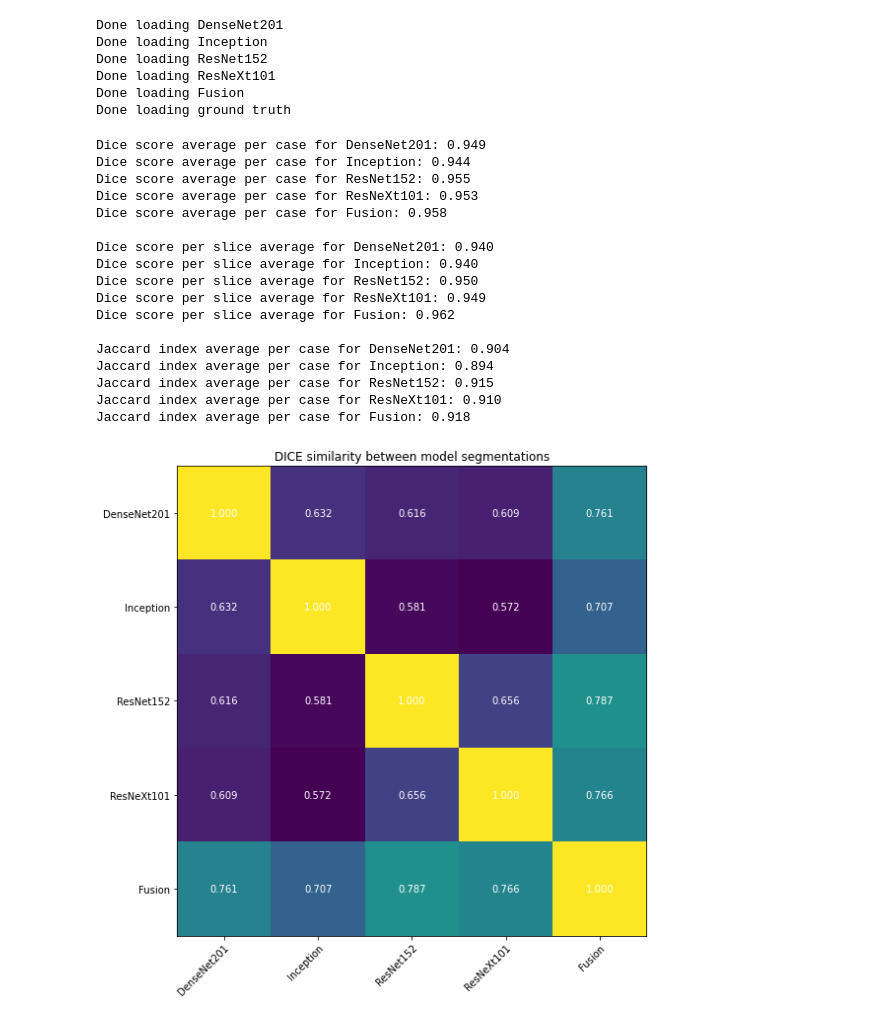
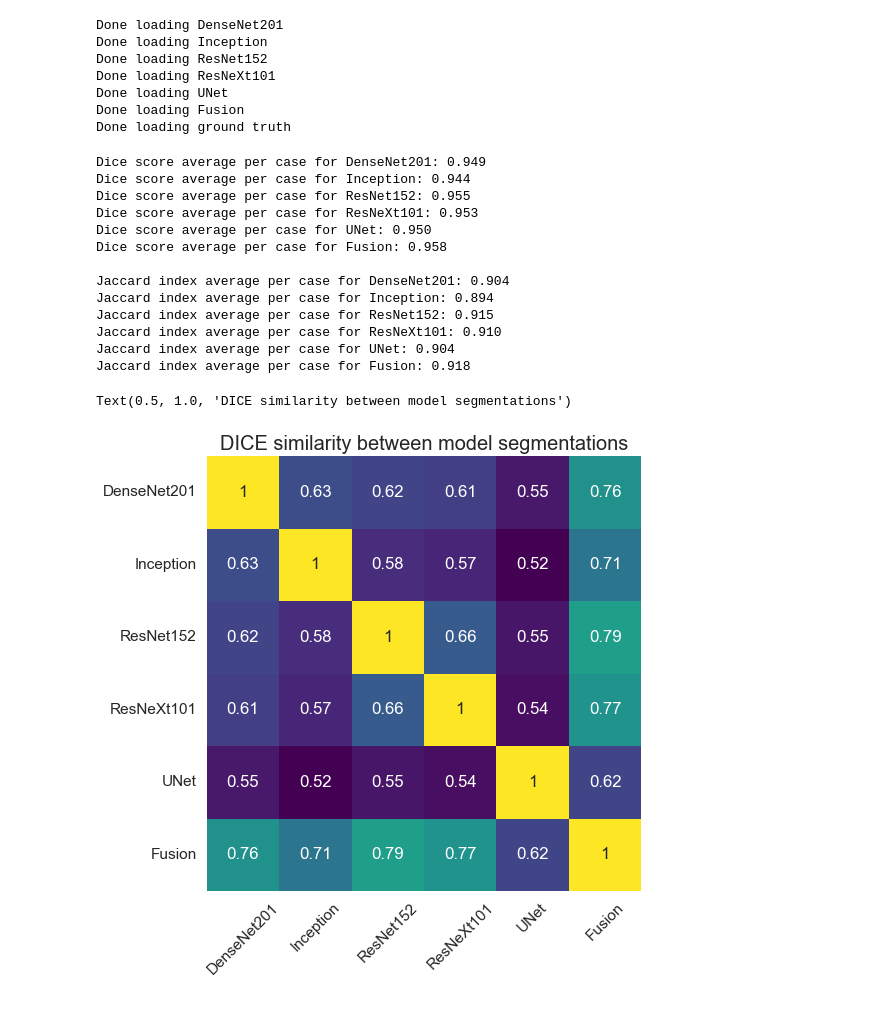
Before and after one commit to StanciulescuAndrei/LicentaUPB, a Jupyter notebook: Evaluation/SegAnalyzer.ipynb, the cells around one changed output. Cells and saved outputs as stored; diff of their text form; code cells hidden in the pictures.

```diff
--- a/Evaluation/SegAnalyzer.ipynb
+++ b/Evaluation/SegAnalyzer.ipynb
@@ -10,8 +11,9 @@ import matplotlib.pyplot as plt
 # %%
 # Incarcare imagini presegmentate
-seg_folder = 'G:/MachineLearning/liver-database/outputs-validation/'
-models = ['DenseNet201', 'Inception', 'ResNet152', 'ResNeXt101', 'Fusion']
-seg = np.zeros((5, 4776, 512, 512), dtype=bool)
+seg_folder = 'G:/MachineLearning/liver-database/validation/'
+models = ['DenseNet201', 'Inception', 'ResNet152', 'ResNeXt101', 'UNet', 'Fusion']
+# models = ['UNet', 'Fusion']
+seg = np.zeros((len(models), 4776, 512, 512), dtype=bool)
 for i in range(len(models)):
     full_path = seg_folder + models[i]
     seg_files = glob.glob(full_path + '/*.ct')
@@ -33,6 +35,7 @@ Done loading DenseNet201
 Done loading Inception
 Done loading ResNet152
 Done loading ResNeXt101
+Done loading UNet
 Done loading Fusion
 Done loading ground truth
 # %%
@@ -45,13 +48,13 @@ for i in range(len(models)):
     print(f"Dice score average per case for {models[i]}: {dice:.3f}")
 print('')
 
-for i in range(len(models)):
-    dice = 0
-    for s in range(ground_truth.size(dim=0)):
-        dice += (1.0 - dice_loss(ground_truth[s, :, :], seg[i, s, :, :]))
-    dice = dice / ground_truth.size(dim=0)
-    print(f"Dice score per slice average for {models[i]}: {dice:.3f}")
-print('')
+# for i in range(len(models)):
+#     dice = 0
+#     for s in range(ground_truth.size(dim=0)):
+#         dice += (1.0 - dice_loss(ground_truth[s, :, :], seg[i, s, :, :]))
+#     dice = dice / ground_truth.size(dim=0)
+#     print(f"Dice score per slice average for {models[i]}: {dice:.3f}")
+# print('')
 
 for i in range(len(models)):
     jcc_score = jaccard(ground_truth, seg[i, :, :, :].squeeze())
@@ -61,18 +64,14 @@ Dice score average per case for DenseNet201: 0.949
 Dice score average per case for Inception: 0.944
 Dice score average per case for ResNet152: 0.955
 Dice score average per case for ResNeXt101: 0.953
+Dice score average per case for UNet: 0.950
 Dice score average per case for Fusion: 0.958
-
-Dice score per slice average for DenseNet201: 0.940
-Dice score per slice average for Inception: 0.940
-Dice score per slice average for ResNet152: 0.950
-Dice score per slice average for ResNeXt101: 0.949
-Dice score per slice average for Fusion: 0.962
 
 Jaccard index average per case for DenseNet201: 0.904
 Jaccard index average per case for Inception: 0.894
 Jaccard index average per case for ResNet152: 0.915
 Jaccard index average per case for ResNeXt101: 0.910
+Jaccard index average per case for UNet: 0.904
 Jaccard index average per case for Fusion: 0.918
 # %%
 # Facem diferentele de segmentari
@@ -82,26 +81,12 @@ for i in range(num_models):
     for j in range(num_models):
         diff_dice[i, j] = 1.0 - dice_loss(seg[i, :, :, :] ^ ground_truth, seg[j, :, :, :] ^ ground_truth)
 diff_dice = diff_dice.cpu().numpy()
-# %%
-fig, ax = plt.subplots(figsize=(8, 8))
-im = ax.imshow(diff_dice)
-
-# Show all ticks and label them with the respective list entries
-ax.set_xticks(np.arange(len(models)), labels=models)
-ax.set_yticks(np.arange(len(models)), labels=models)
-
-# Rotate the tick labels and set their alignment.
-plt.setp(ax.get_xticklabels(), rotation=45, ha="right",
-         rotation_mode="anchor")
-
-# Loop over data dimensions and create text annotations.
-for i in range(len(models)):
-    for j in range(len(models)):
-        text = ax.text(j, i, ("%.3f" % diff_dice[i, j]),
-                       ha="center", va="center", color="w")
-
-ax.set_title("DICE similarity between model segmentations")
-fig.tight_layout()
-plt.show()
-# %% [output]
-[figure, removed]
+# %%
+plt.figure(figsize = (8, 8))
+sns.set(font_scale=1.4)
+hmap = sns.heatmap(data=diff_dice, annot=True, xticklabels=models, yticklabels=models, square=True, cbar=False, cmap='viridis')
+plt.xticks(rotation=45)
+hmap.set_title("DICE similarity between model segmentations", fontsize=20)
+# %% [output]
+Text(0.5, 1.0, 'DICE similarity between model segmentations')
+[figure, added]
```
Also changed, not shown: parts of 1 cell of this notebook.
